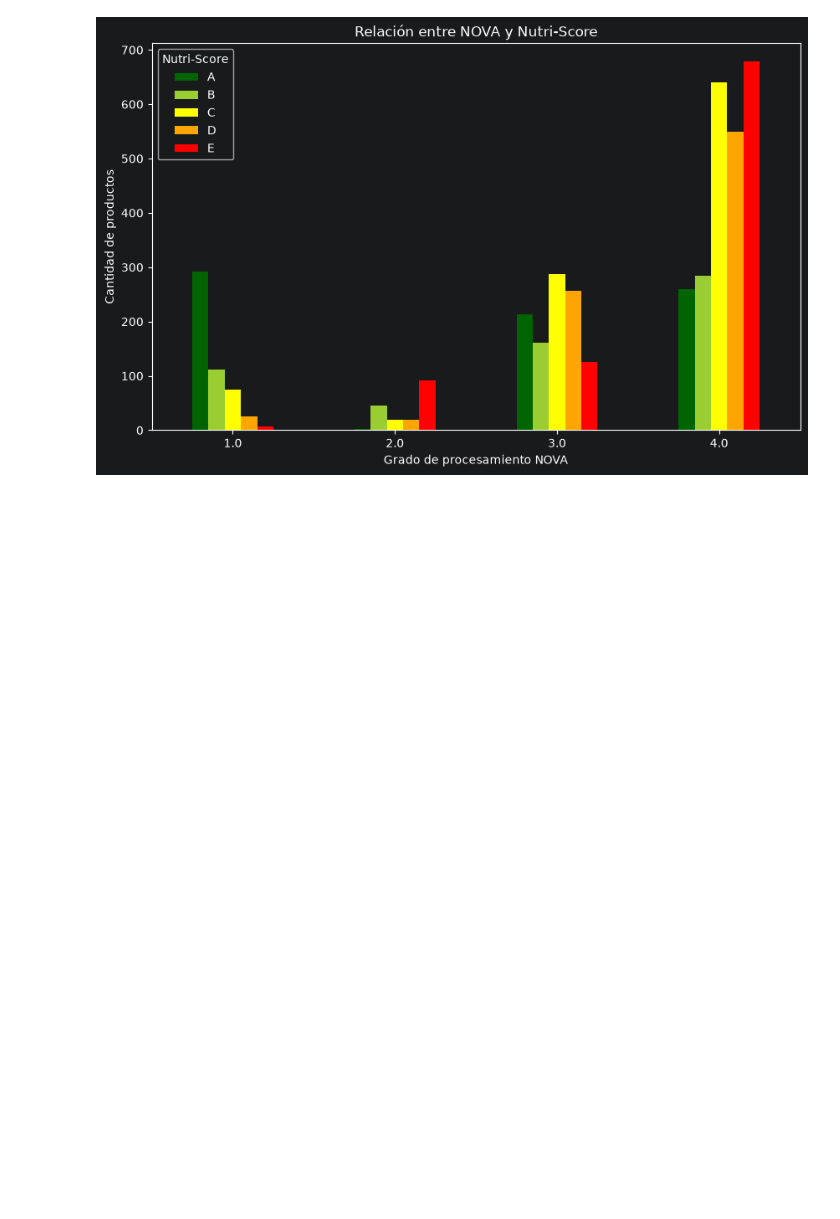
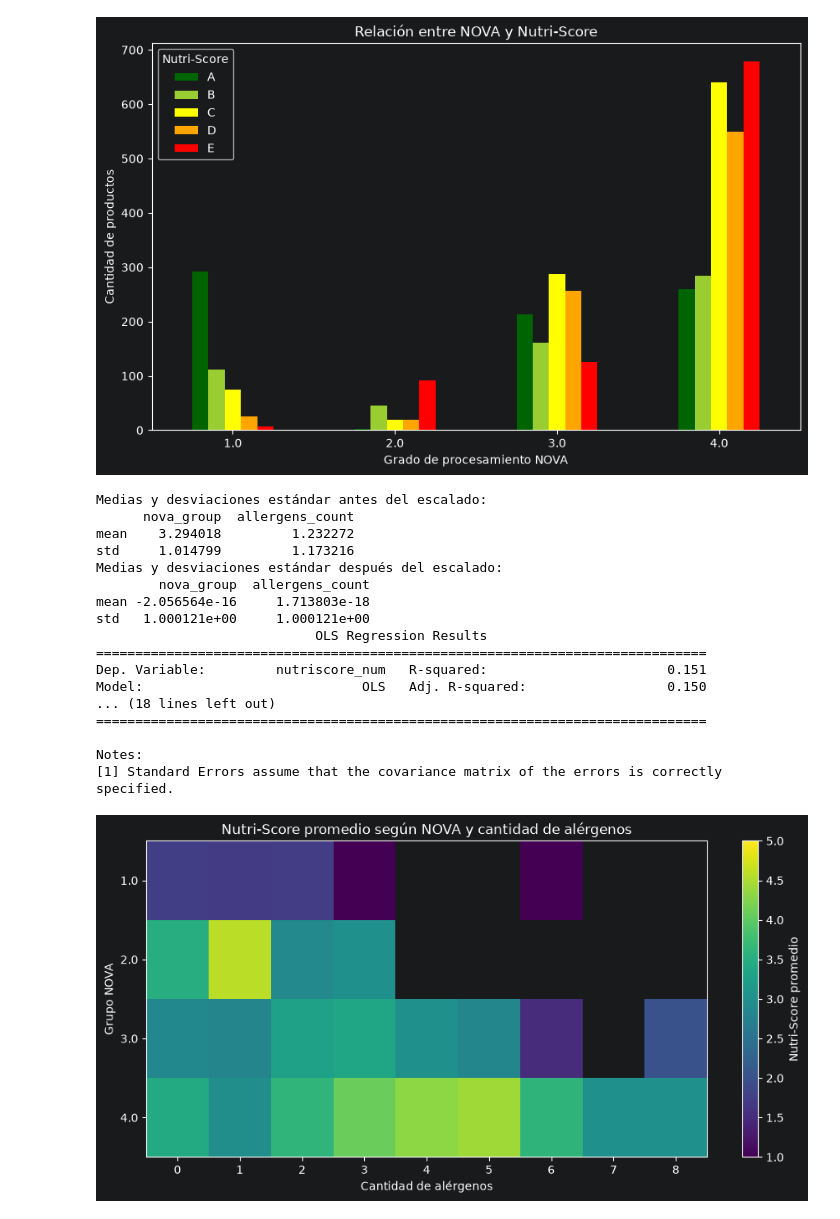
Before and after one commit to SantiWilli/TPEspecialFundamentos, a Jupyter notebook: entrega.ipynb, the cells around one changed output. Drawn from its saved outputs; the diff is of its cells as text; code cells hidden in the pictures; blank space fills up the shorter version.

```diff
--- a/entrega.ipynb
+++ b/entrega.ipynb
@@ -641,3 +641,72 @@ plt.show()
 Spearman: 0.31908106486591015
 p-valor: 9.217120846021796e-99
 [figure]
+# %%
+from sklearn.preprocessing import StandardScaler
+import statsmodels.api as sm
+
+scaler = StandardScaler()
+
+# Seleccionamos las variables y eliminamos filas con NaN
+df_h6 = df[["nova_group", "allergens_count", "nutriscore_num"]].dropna()
+
+df_h6_X = df_h6[["nova_group", "allergens_count"]].copy()
+df_h6_Y = df_h6["nutriscore_num"].copy()
+
+X_scaled = scaler.fit_transform(df_h6_X)
+
+X_scaled_df = pd.DataFrame(
+    X_scaled,
+    columns=df_h6_X.columns,
+    index=df_h6_X.index
+)
+
+print("Medias y desviaciones estándar antes del escalado:")
+print(df_h6_X.describe().loc[['mean', 'std']])
+
+print("Medias y desviaciones estándar después del escalado:")
+print(X_scaled_df.describe().loc[['mean', 'std']])
+
+X_scaled_df_ = sm.add_constant(X_scaled_df)
+
+model = sm.OLS(df_h6_Y, X_scaled_df_).fit()
+print(model.summary())
+
+tabla = df_h6.pivot_table(
+    index="nova_group",
+    columns="allergens_count",
+    values="nutriscore_num",
+    aggfunc="mean"
+)
+
+plt.figure(figsize=(11, 5))
+plt.imshow(tabla, cmap="viridis", aspect="auto", vmin=1, vmax=5)
+
+plt.xticks(range(len(tabla.columns)), tabla.columns)
+plt.yticks(range(len(tabla.index)), tabla.index)
+
+plt.xlabel("Cantidad de alérgenos")
+plt.ylabel("Grupo NOVA")
+plt.title("Nutri-Score promedio según NOVA y cantidad de alérgenos")
+plt.colorbar(label="Nutri-Score promedio")
+
+plt.show()
+# %% [output]
+Medias y desviaciones estándar antes del escalado:
+      nova_group  allergens_count
+mean    3.294018         1.232272
+std     1.014799         1.173216
+Medias y desviaciones estándar después del escalado:
+        nova_group  allergens_count
+mean -2.056564e-16     1.713803e-18
+std   1.000121e+00     1.000121e+00
+                            OLS Regression Results
+==============================================================================
+Dep. Variable:         nutriscore_num   R-squared:                       0.151
+Model:                            OLS   Adj. R-squared:                  0.150
+... (18 lines left out)
+==============================================================================
+
+Notes:
+[1] Standard Errors assume that the covariance matrix of the errors is correctly specified.
+[figure, added]
```
